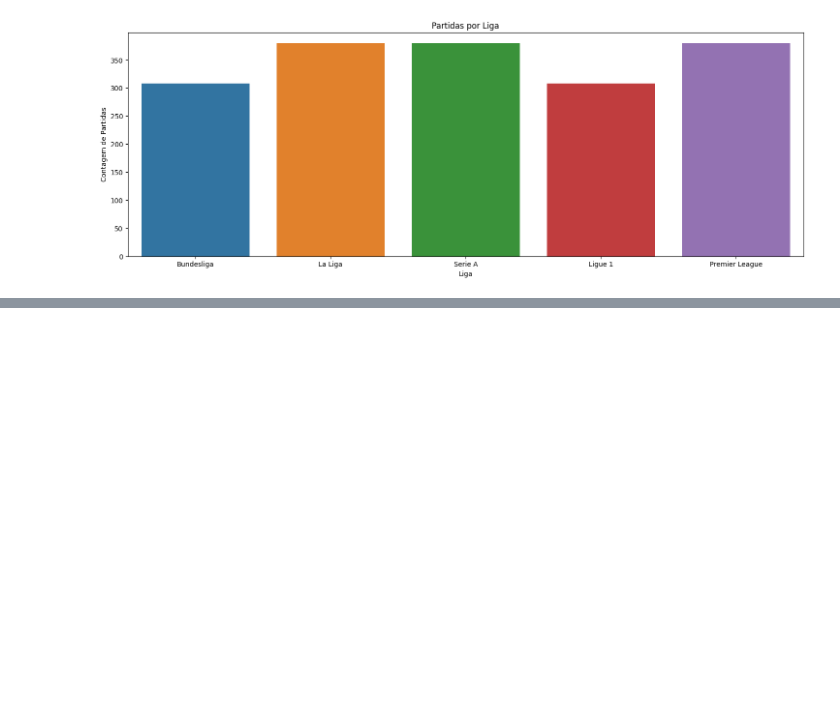
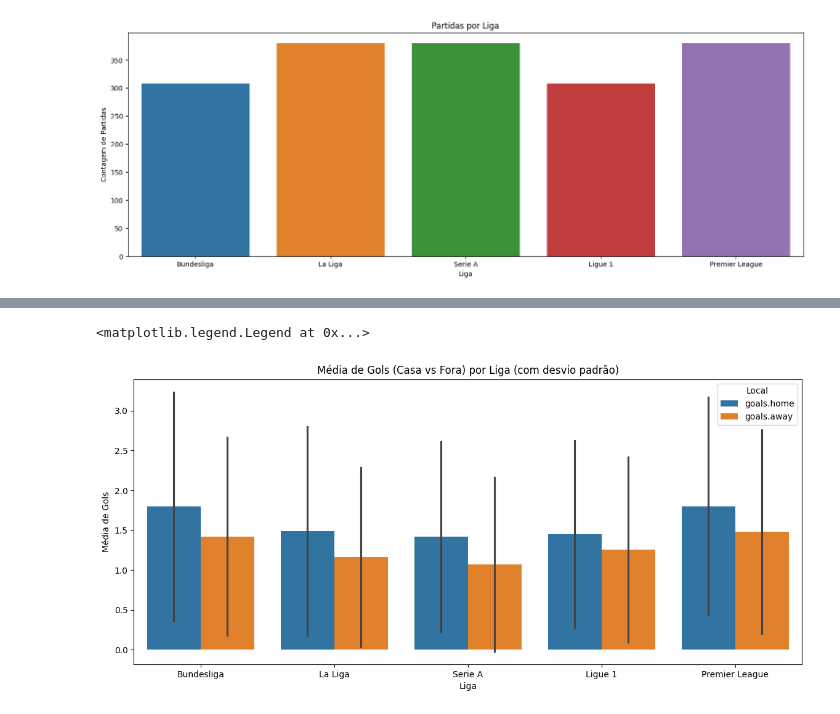
Before and after one commit to Lpins01/GLM-e-GLMM-para-Analise-de-Ligas-de-Futebol, a Jupyter notebook: analise_dados.ipynb, the cells around one changed output, grey strips where cells are left out. Drawn from its saved outputs; the diff is of its cells as text; code cells hidden in the pictures; blank space fills up the shorter version.

```diff
--- a/analise_dados.ipynb
+++ b/analise_dados.ipynb
@@ -219,0 +96,14 @@ for liga in ligas:
+# %%
+# 5. Visualização da Média de Gols (Casa vs Fora) por Liga
+
+df_melted = df.melt(id_vars=['league.name'], value_vars=['goals.home', 'goals.away'], var_name='Local', value_name='Gols')
+
+plt.figure(figsize=(14,6))
+sns.barplot(x='league.name', y='Gols', hue='Local', data=df_melted, errorbar='sd')
+plt.title('Média de Gols (Casa vs Fora) por Liga (com desvio padrão)')
+plt.xlabel('Liga')
+plt.ylabel('Média de Gols')
+plt.legend(title='Local')
+# %% [output]
+<matplotlib.legend.Legend at 0x...>
+[figure, added]
```
Also changed, not shown: parts of 9 cells of this notebook, 1 other file.
